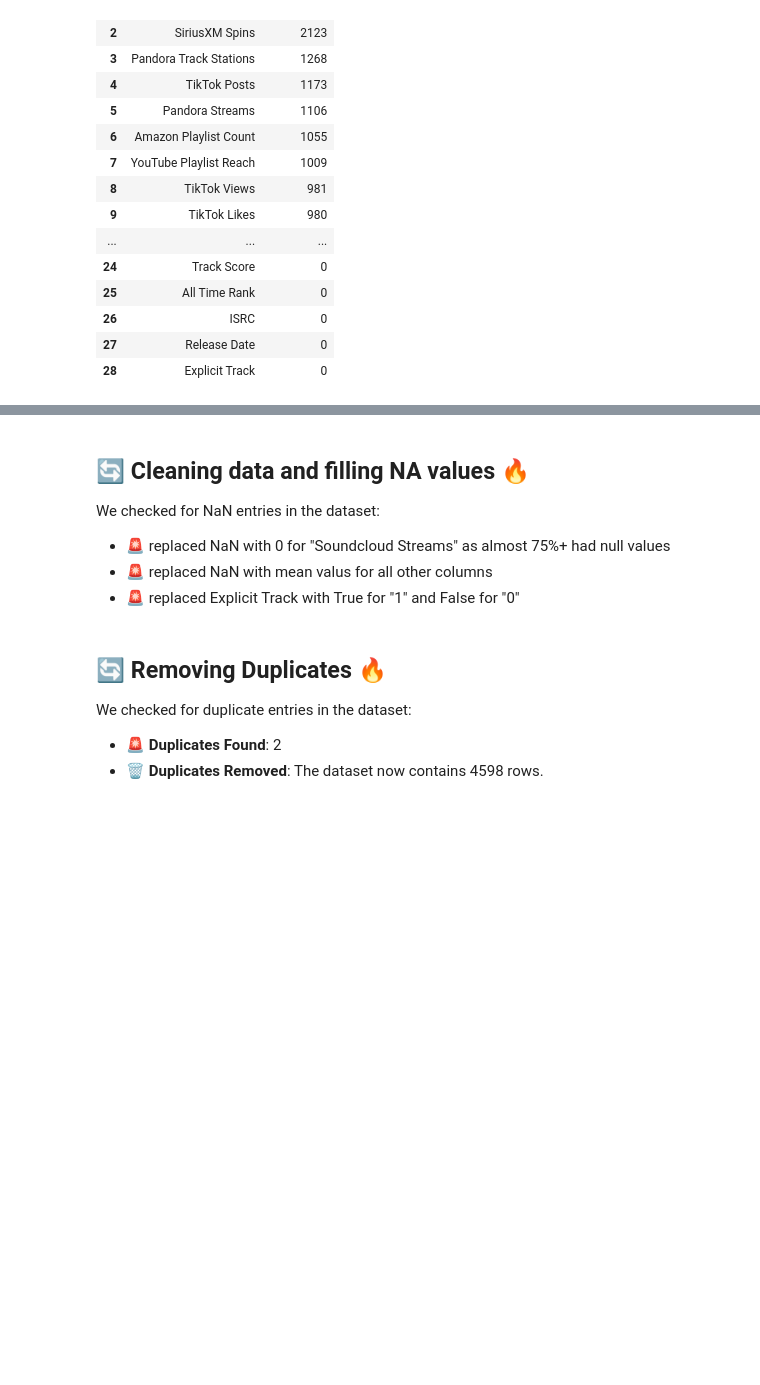
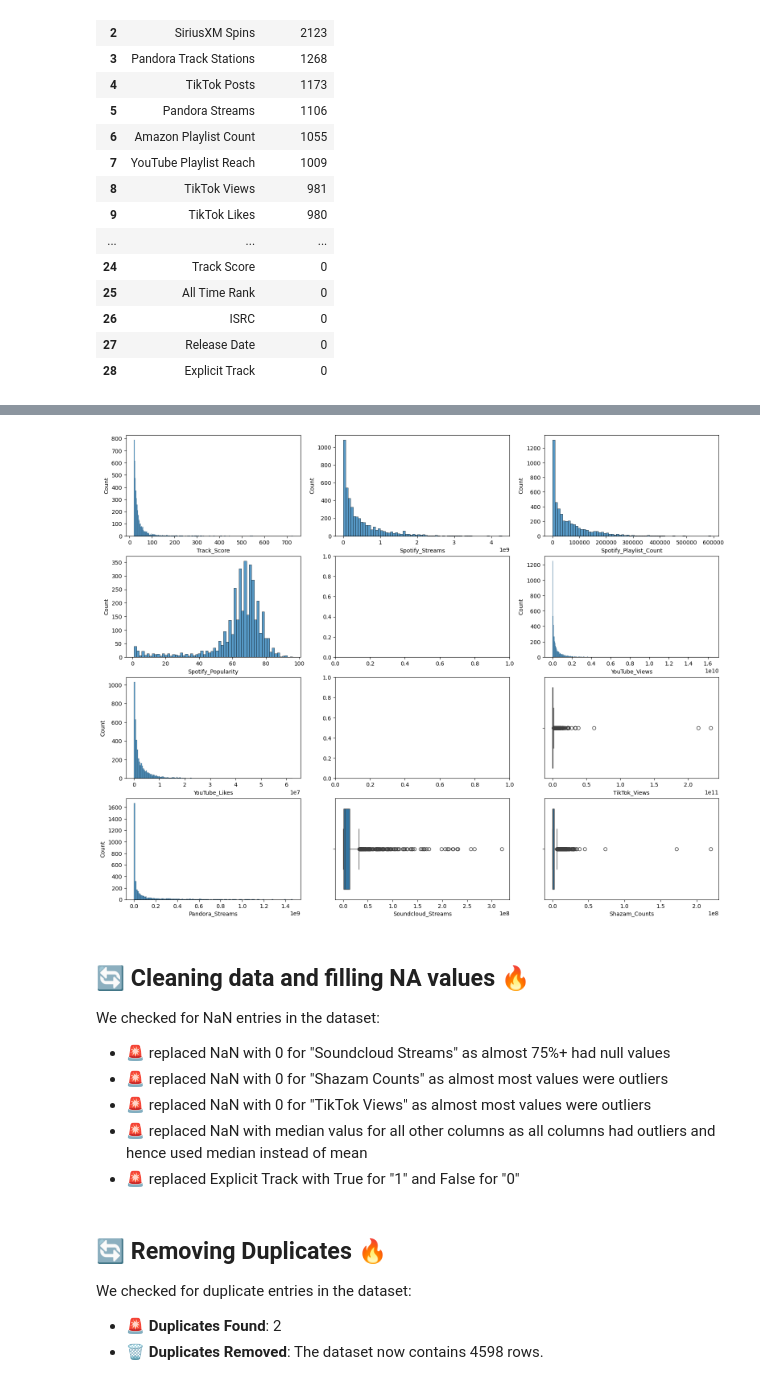
Before and after one commit to Abhijith-S-D/Spotify-EDA, a Jupyter notebook: Spotify_EDA.ipynb, the cells around one changed output, grey strips where cells are left out. Drawn from its saved outputs; the diff is of its cells as text; code cells hidden in the pictures; blank space fills up the shorter version.

```diff
--- a/Spotify_EDA.ipynb
+++ b/Spotify_EDA.ipynb
@@ -324,8 +346,34 @@ memory usage: 970.4+ KB
+# %%
+fig, ax = plt.subplots(figsize=(19,15),nrows=4,ncols=3)
+
+sns.histplot(df,x='Track_Score',ax=ax[0,0])
+
+sns.histplot(df,x='Spotify_Streams',ax=ax[0,1])
+
+sns.histplot(df,x='Spotify_Playlist_Count',ax=ax[0,2])
+
+sns.histplot(df,x='Spotify_Popularity',ax=ax[1,0])
+
+sns.histplot(df,x='YouTube_Views',ax=ax[1,2])
+
+sns.histplot(df,x='YouTube_Likes',ax=ax[2,0])
+
+sns.boxplot(df,x='TikTok_Views',ax=ax[2,2])
+
+sns.histplot(df,x='Pandora_Streams',ax=ax[3,0])
+
+sns.boxplot(df,x='Soundcloud_Streams',ax=ax[3,1])
+
+sns.boxplot(df,x='Shazam_Counts',ax=ax[3,2]);
+# %% [output]
+[figure, added]
 # %% [markdown]
 ## 🔄 Cleaning data and filling NA values 🔥
 We checked for NaN entries in the dataset:
 * 🚨 replaced NaN with 0 for "Soundcloud Streams" as almost 75%+ had null values
-* 🚨 replaced NaN with mean valus for all other columns
+* 🚨 replaced NaN with 0 for "Shazam Counts" as almost most values were outliers
+* 🚨 replaced NaN with 0 for "TikTok Views" as almost most values were outliers
+* 🚨 replaced NaN with median valus for all other columns as all columns had outliers and hence used median instead of mean
 * 🚨 replaced Explicit Track with True for "1" and False for "0"
 # %%
 df = df.fillna(value={'Artist': 'Unknown'})
```
Also changed, not shown: parts of 19 cells of this notebook.
